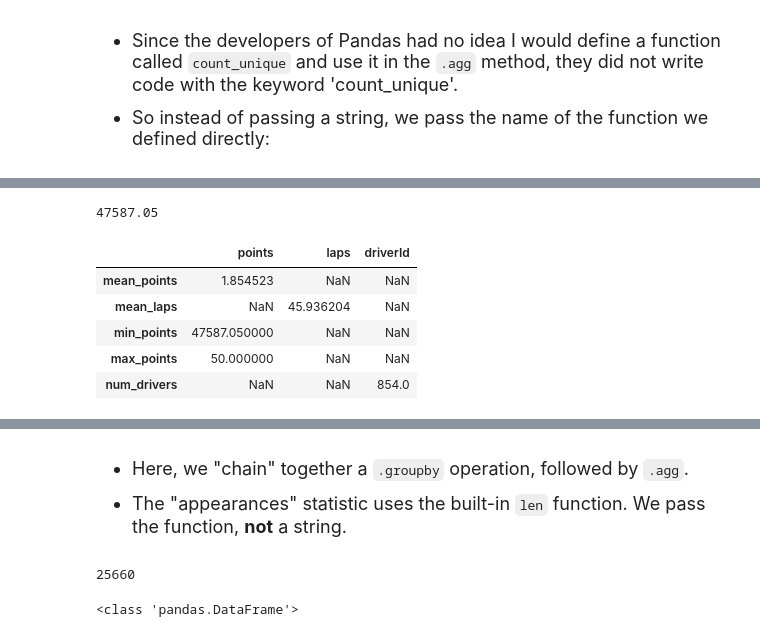
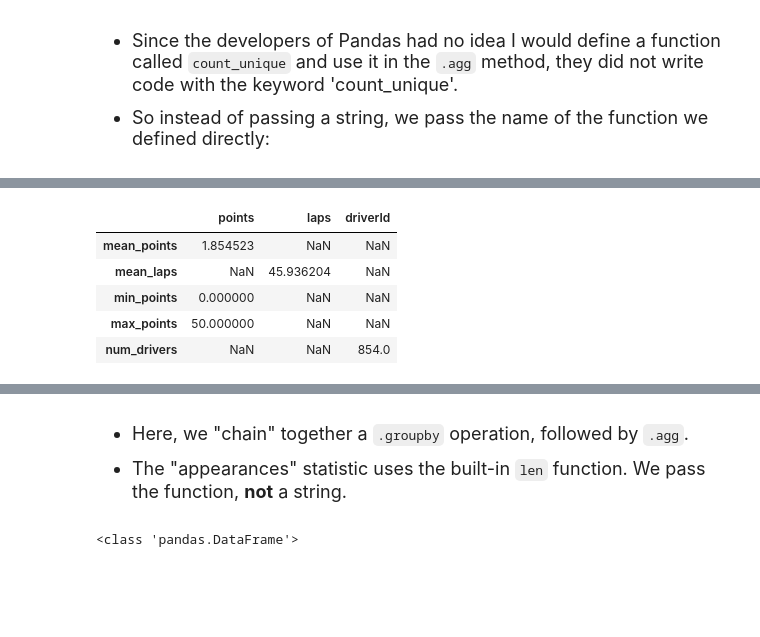
Before and after one commit to Siwei0609/datasci185fall2026, a Jupyter notebook: Lecture_19_grouping_aggregating/Lecture19.ipynb, the cells around one changed output, grey strips where cells are left out. Drawn from its saved outputs; the diff is of its cells as text; code cells hidden in the pictures; blank space fills up the shorter version.

```diff
--- a/Lecture_19_grouping_aggregating/Lecture19.ipynb
+++ b/Lecture_19_grouping_aggregating/Lecture19.ipynb
@@ -572,8 +450,7 @@ Name: max_points, dtype: float64
 - So to count the # of unique driver Id's, we can write a function that takes in a DataFrame column (a Pandas Series) and returns the number of unique values
 # %%
 def count_unique(col):
-    # return len(col.unique())
-    return col.nunique()
+    return len(col.unique())
 
 # try the function out
 print(count_unique(df_results["driverId"]))
@@ -605,21 +465,16 @@ Name: points, Length: 25660, dtype: float64
-# %%
-sum(df_results["points"])
-# %% [output]
-47587.05
 # %%
-import math
 results_agg = df_results.agg(mean_points = ('points','mean'),
                           mean_laps =   ('laps','mean'),
-                          min_points =  ('points',sum),
+                          min_points =  ('points','min'),
                           max_points =  ('points','max'),
                           num_drivers = ('driverId', count_unique))
 
 display(results_agg)
 # %% [output]
 |  | points | laps | driverId |
 | mean_points | 1.854523 | NaN | NaN |
 | mean_laps | NaN | 45.936204 | NaN |
-| min_points | 47587.050000 | NaN | NaN |
+| min_points | 0.000000 | NaN | NaN |
 | max_points | 50.000000 | NaN | NaN |
 | num_drivers | NaN | NaN | 854.0 |
 # %% [markdown]
@@ -640,10 +495,6 @@ display(results_agg)
 - Here, we "chain" together a `.groupby` operation, followed by `.agg`.
 
 - The "appearances" statistic uses the built-in `len` function. We pass the function, **not** a string.
-# %%
-len(df_results["driverId"])
-# %% [output]
-25660
 # %%
 drivers_agg = (df_results.groupby("driverId")
                       .agg(mean_points = ('points','mean'),
```
Also changed, not shown: parts of 30 cells of this notebook, 23 other files.
